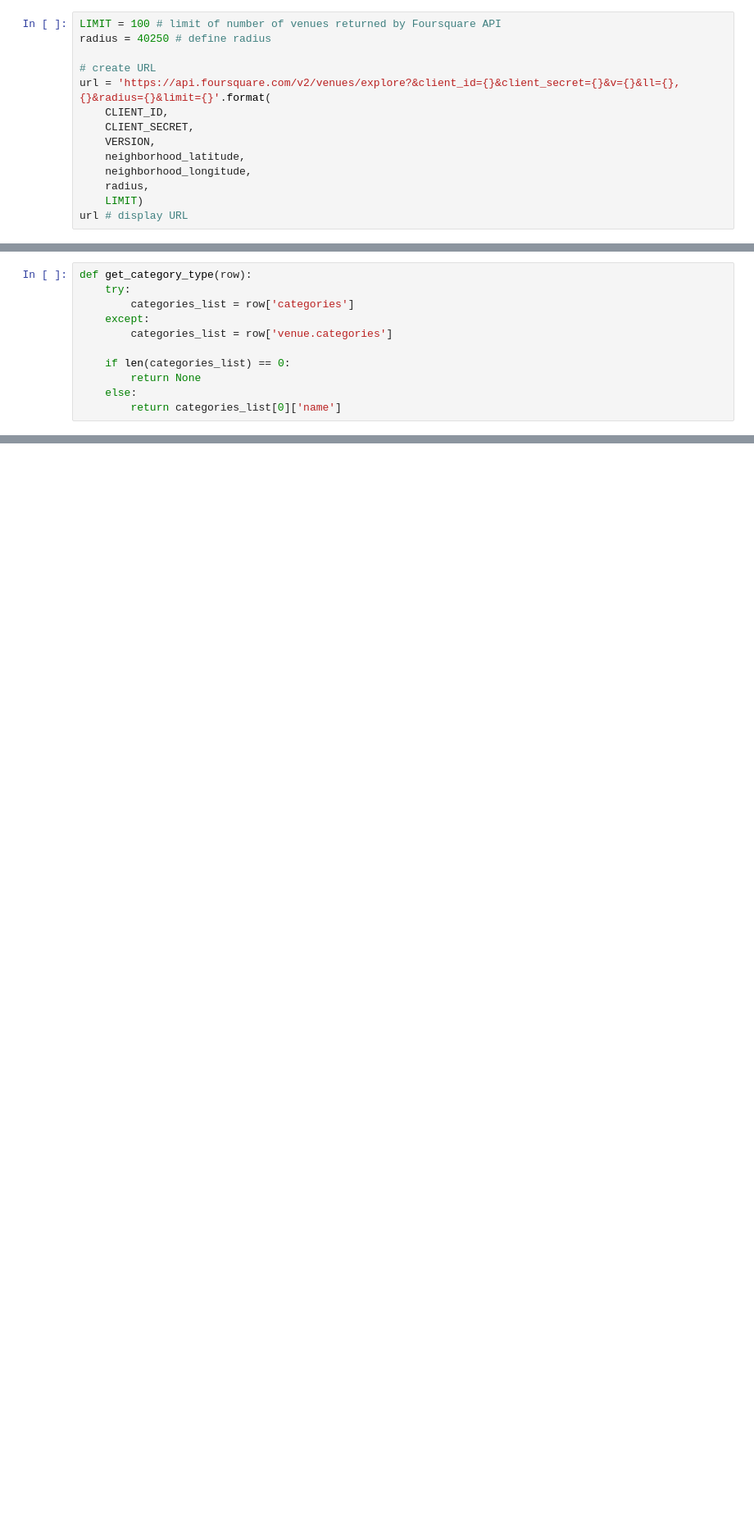
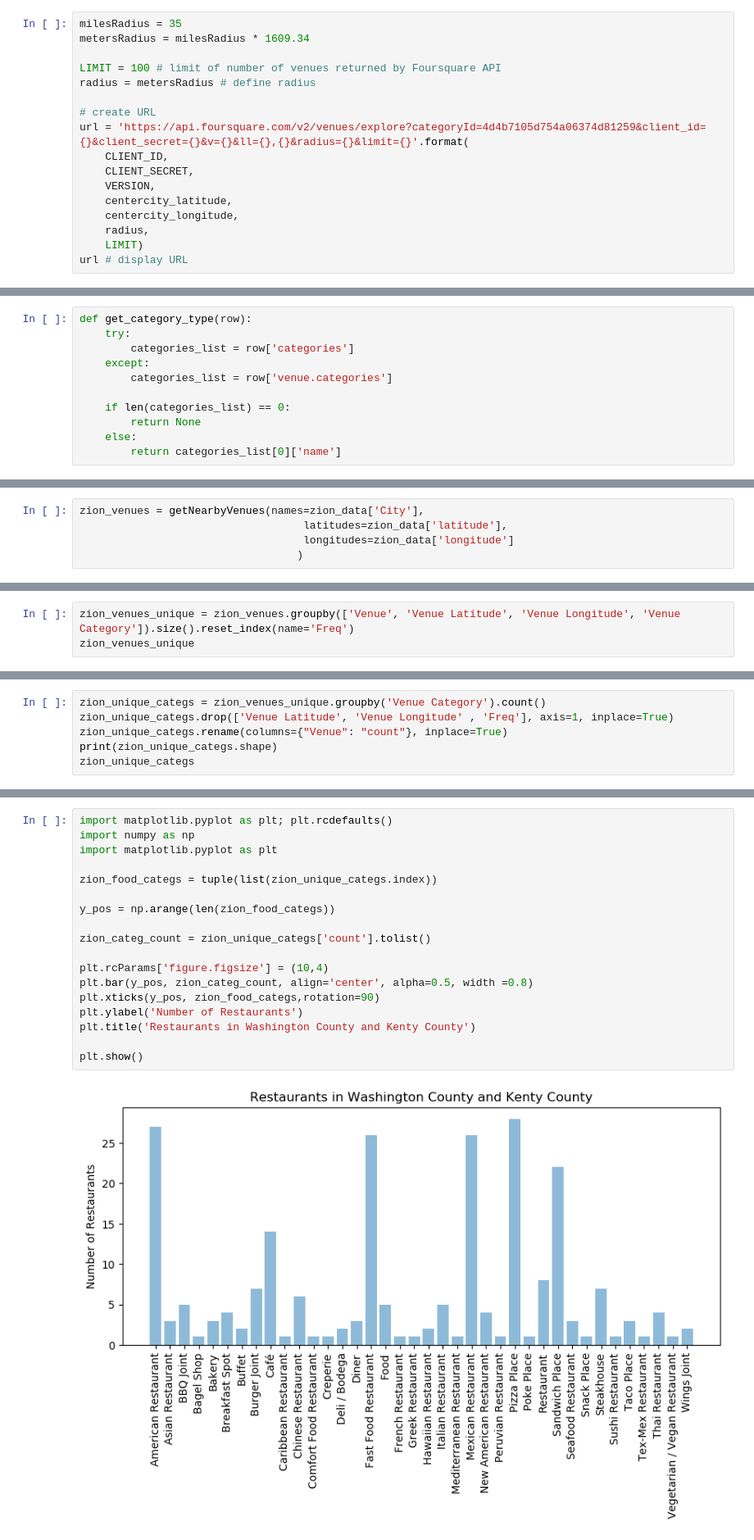
Before and after one commit to horan37/Coursera_Capstone, a Jupyter notebook: CapstoneProject_Week5.ipynb, the cells around one changed output, grey strips where cells are left out. Shown at 82% size. Saved outputs shown, nothing was run; the diff lists cells and outputs as text; blank space fills up the shorter version.

```diff
--- a/CapstoneProject_Week5.ipynb
+++ b/CapstoneProject_Week5.ipynb
@@ -169,14 +179,17 @@ Latitude and longitude values of Springdale, Utah are 37.182802800000005, -113.0
 # %%
+milesRadius = 35
+metersRadius = milesRadius * 1609.34
+
 LIMIT = 100 # limit of number of venues returned by Foursquare API
-radius = 40250 # define radius
+radius = metersRadius # define radius
 
 # create URL
-url = 'https://api.foursquare.com/v2/venues/explore?&client_id={}&client_secret={}&v={}&ll={},{}&radius={}&limit={}'.format(
+url = 'https://api.foursquare.com/v2/venues/explore?categoryId=4d4b7105d754a06374d81259&client_id={}&client_secret={}&v={}&ll={},{}&radius={}&limit={}'.format(
     CLIENT_ID,
     CLIENT_SECRET,
     VERSION,
-    neighborhood_latitude,
-    neighborhood_longitude,
+    centercity_latitude,
+    centercity_longitude,
     radius,
     LIMIT)
 url # display URL
@@ -267,0 +276,5 @@ nearby_venues
+# %%
+zion_venues = getNearbyVenues(names=zion_data['City'],
+                                   latitudes=zion_data['latitude'],
+                                   longitudes=zion_data['longitude']
+                                  )
@@ -267,0 +333,3 @@ nearby_venues
+# %%
+zion_venues_unique = zion_venues.groupby(['Venue', 'Venue Latitude', 'Venue Longitude', 'Venue Category']).size().reset_index(name='Freq')
+zion_venues_unique
@@ -267,0 +352,6 @@ nearby_venues
+# %%
+zion_unique_categs = zion_venues_unique.groupby('Venue Category').count()
+zion_unique_categs.drop(['Venue Latitude', 'Venue Longitude' , 'Freq'], axis=1, inplace=True)
+zion_unique_categs.rename(columns={"Venue": "count"}, inplace=True)
+print(zion_unique_categs.shape)
+zion_unique_categs
@@ -267,0 +380,20 @@ nearby_venues
+# %%
+import matplotlib.pyplot as plt; plt.rcdefaults()
+import numpy as np
+import matplotlib.pyplot as plt
+
+zion_food_categs = tuple(list(zion_unique_categs.index))
+
+y_pos = np.arange(len(zion_food_categs))
+
+zion_categ_count = zion_unique_categs['count'].tolist()
+
+plt.rcParams['figure.figsize'] = (10,4)
+plt.bar(y_pos, zion_categ_count, align='center', alpha=0.5, width =0.8)
+plt.xticks(y_pos, zion_food_categs,rotation=90)
+plt.ylabel('Number of Restaurants')
+plt.title('Restaurants in Washington County and Kenty County')
+
+plt.show()
+# %% [output]
+[figure, added]
```
Also changed, not shown: parts of 77 cells of this notebook, 3 other files.
